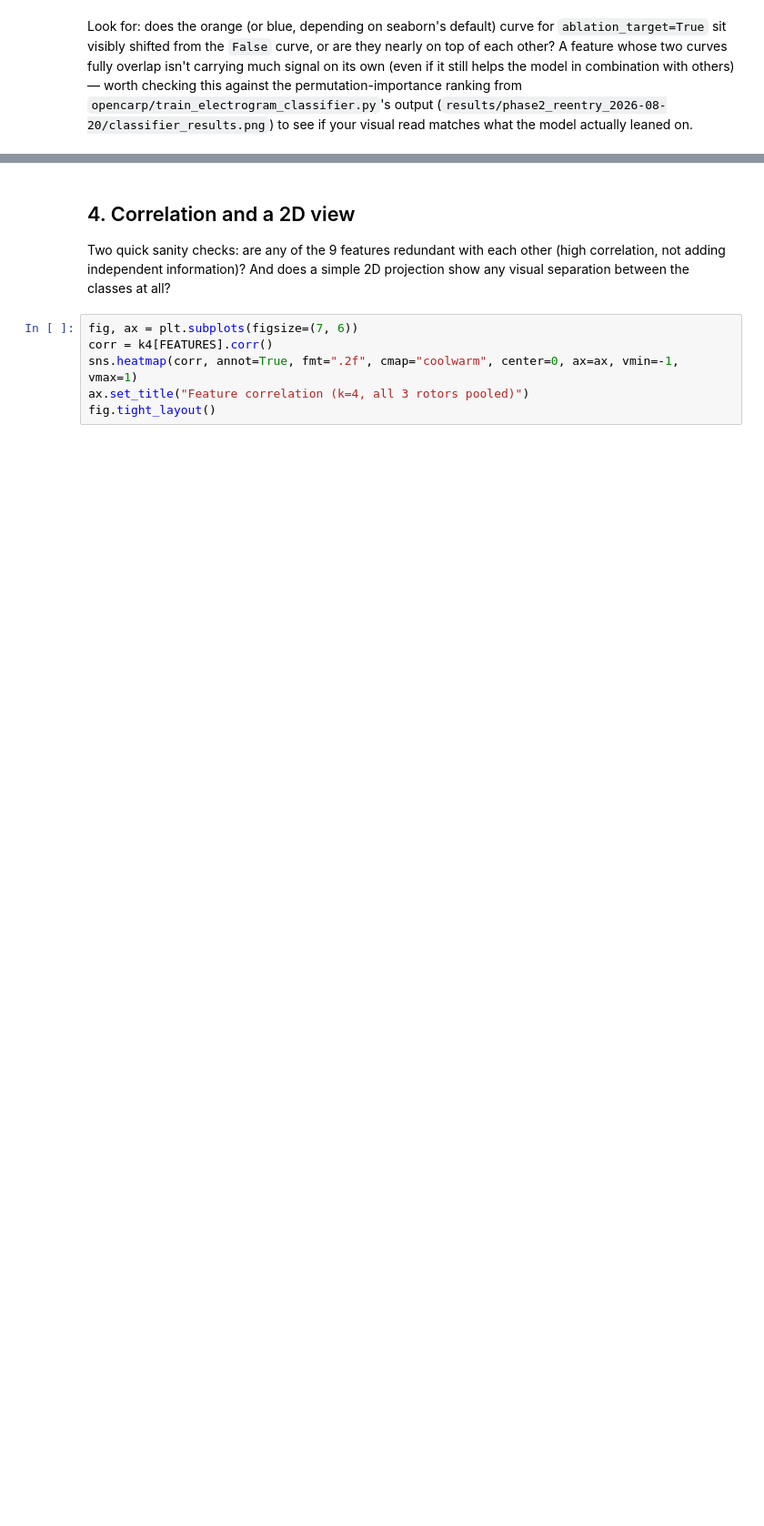
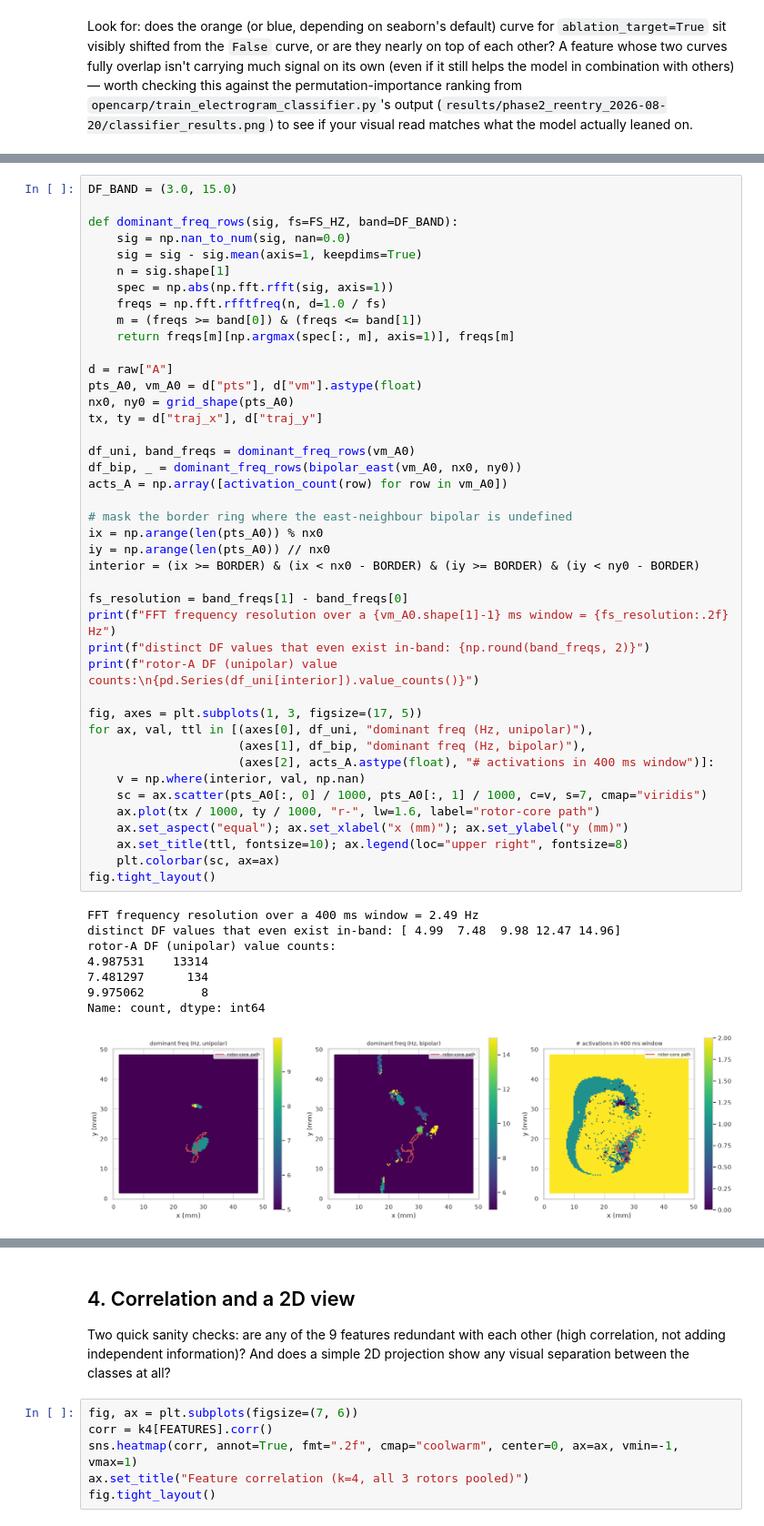
Before and after one commit to NeillWhite/cardiac-ep-portfolio, a Jupyter notebook: opencarp/feature_exploration.ipynb, the cells around one changed output, grey strips where cells are left out. Shown at 91% size. Saved outputs shown, nothing was run; the diff lists cells and outputs as text; blank space fills up the shorter version.

```diff
--- a/opencarp/feature_exploration.ipynb
+++ b/opencarp/feature_exploration.ipynb
@@ -229,0 +385,51 @@ read matches what the model actually leaned on.
+# %%
+DF_BAND = (3.0, 15.0)
+
+def dominant_freq_rows(sig, fs=FS_HZ, band=DF_BAND):
+    sig = np.nan_to_num(sig, nan=0.0)
+    sig = sig - sig.mean(axis=1, keepdims=True)
+    n = sig.shape[1]
+    spec = np.abs(np.fft.rfft(sig, axis=1))
+    freqs = np.fft.rfftfreq(n, d=1.0 / fs)
+    m = (freqs >= band[0]) & (freqs <= band[1])
+    return freqs[m][np.argmax(spec[:, m], axis=1)], freqs[m]
+
+d = raw["A"]
+pts_A0, vm_A0 = d["pts"], d["vm"].astype(float)
+nx0, ny0 = grid_shape(pts_A0)
+tx, ty = d["traj_x"], d["traj_y"]
+
+df_uni, band_freqs = dominant_freq_rows(vm_A0)
+df_bip, _ = dominant_freq_rows(bipolar_east(vm_A0, nx0, ny0))
+acts_A = np.array([activation_count(row) for row in vm_A0])
+
+# mask the border ring where the east-neighbour bipolar is undefined
+ix = np.arange(len(pts_A0)) % nx0
+iy = np.arange(len(pts_A0)) // nx0
+interior = (ix >= BORDER) & (ix < nx0 - BORDER) & (iy >= BORDER) & (iy < ny0 - BORDER)
+
+fs_resolution = band_freqs[1] - band_freqs[0]
+print(f"FFT frequency resolution over a {vm_A0.shape[1]-1} ms window = {fs_resolution:.2f} Hz")
+print(f"distinct DF values that even exist in-band: {np.round(band_freqs, 2)}")
+print(f"rotor-A DF (unipolar) value counts:\n{pd.Series(df_uni[interior]).value_counts()}")
+
+fig, axes = plt.subplots(1, 3, figsize=(17, 5))
+for ax, val, ttl in [(axes[0], df_uni, "dominant freq (Hz, unipolar)"),
+                     (axes[1], df_bip, "dominant freq (Hz, bipolar)"),
+                     (axes[2], acts_A.astype(float), "# activations in 400 ms window")]:
+    v = np.where(interior, val, np.nan)
+    sc = ax.scatter(pts_A0[:, 0] / 1000, pts_A0[:, 1] / 1000, c=v, s=7, cmap="viridis")
+    ax.plot(tx / 1000, ty / 1000, "r-", lw=1.6, label="rotor-core path")
+    ax.set_aspect("equal"); ax.set_xlabel("x (mm)"); ax.set_ylabel("y (mm)")
+    ax.set_title(ttl, fontsize=10); ax.legend(loc="upper right", fontsize=8)
+    plt.colorbar(sc, ax=ax)
+fig.tight_layout()
+# %% [output]
+FFT frequency resolution over a 400 ms window = 2.49 Hz
+distinct DF values that even exist in-band: [ 4.99  7.48  9.98 12.47 14.96]
+rotor-A DF (unipolar) value counts:
+4.987531    13314
+7.481297      134
+9.975062        8
+Name: count, dtype: int64
+[figure, added]
```
Also changed, not shown: parts of 7 cells of this notebook, 4 other files.
